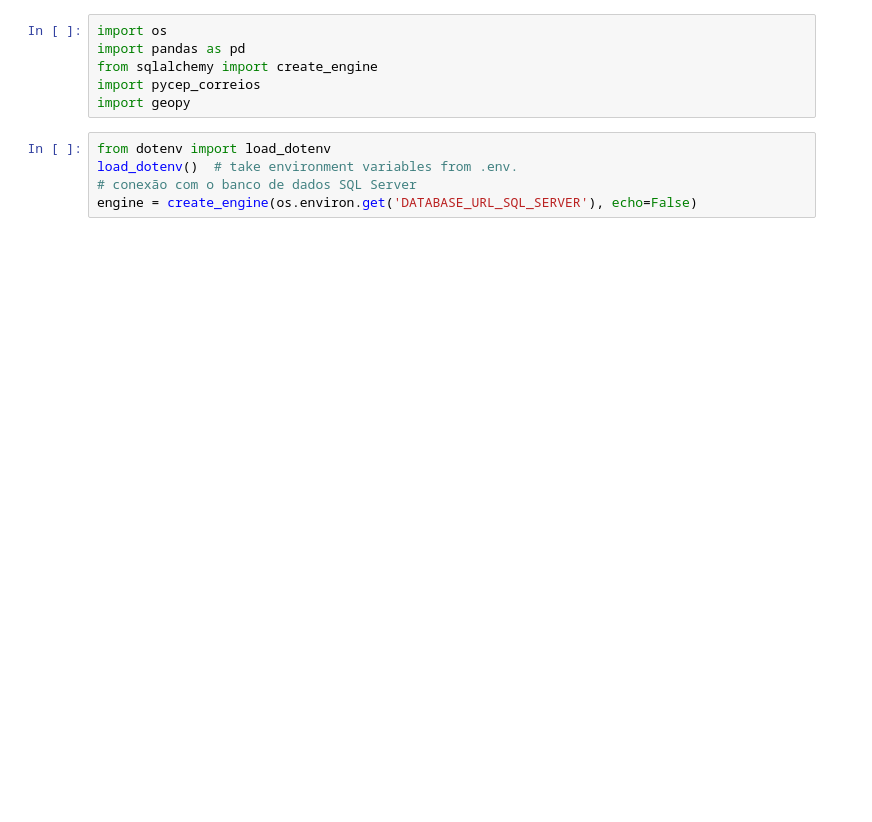
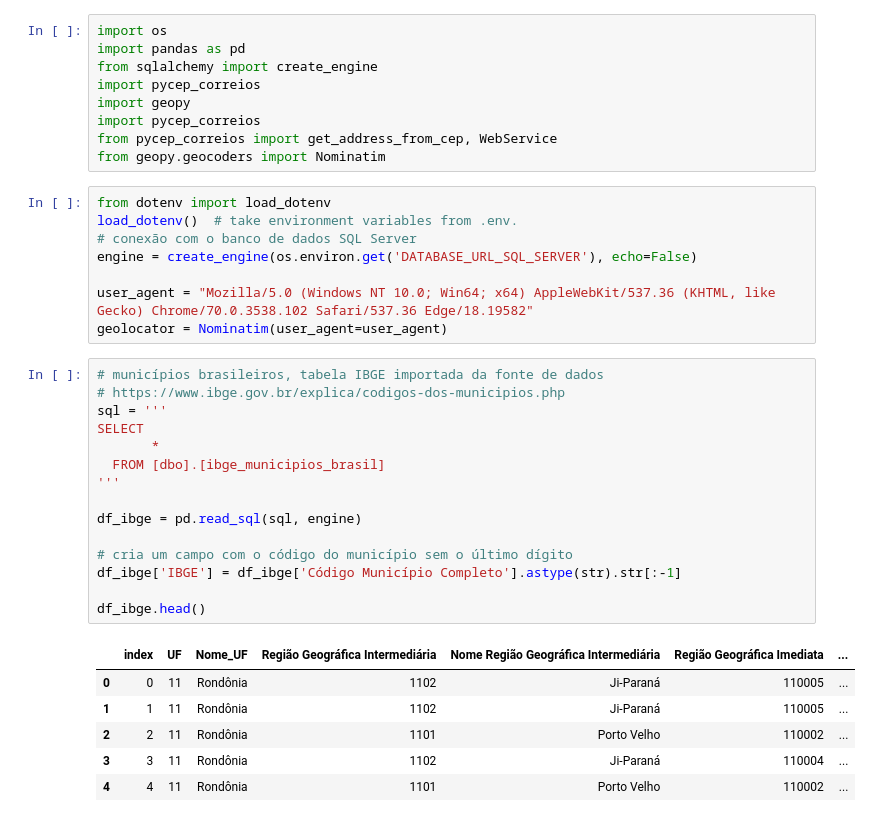
Before and after one commit to univesp-projeto-integrador-3/info_vacinas, a Jupyter notebook: notebooks/analise_dados_cep_sus.ipynb, the cells around one changed output. Drawn from its saved outputs; the diff is of its cells as text; blank space fills up the shorter version.

```diff
--- a/notebooks/analise_dados_cep_sus.ipynb
+++ b/notebooks/analise_dados_cep_sus.ipynb
@@ -4,8 +4,36 @@ import pandas as pd
 from sqlalchemy import create_engine
 import pycep_correios
 import geopy
+import pycep_correios
+from pycep_correios import get_address_from_cep, WebService
+from geopy.geocoders import Nominatim
 # %%
 from dotenv import load_dotenv
 load_dotenv()  # take environment variables from .env.
 # conexão com o banco de dados SQL Server
 engine = create_engine(os.environ.get('DATABASE_URL_SQL_SERVER'), echo=False)
+
+user_agent = "Mozilla/5.0 (Windows NT 10.0; Win64; x64) AppleWebKit/537.36 (KHTML, like Gecko) Chrome/70.0.3538.102 Safari/537.36 Edge/18.19582"
+geolocator = Nominatim(user_agent=user_agent)
+# %%
+# municípios brasileiros, tabela IBGE importada da fonte de dados
+# https://www.ibge.gov.br/explica/codigos-dos-municipios.php
+sql = '''
+SELECT
+       *
+  FROM [dbo].[ibge_municipios_brasil]
+'''
+
+df_ibge = pd.read_sql(sql, engine)
+
+# cria um campo com o código do município sem o último dígito
+df_ibge['IBGE'] = df_ibge['Código Município Completo'].astype(str).str[:-1]
+
+df_ibge.head()
+# %% [output]
+|  | index | UF | Nome_UF | Região Geográfica Intermediária | Nome Região Geográfica Intermediária | Região Geográfica Imediata | ... |
+| 0 | 0 | 11 | Rondônia | 1102 | Ji-Paraná | 110005 | ... |
+| 1 | 1 | 11 | Rondônia | 1102 | Ji-Paraná | 110005 | ... |
+| 2 | 2 | 11 | Rondônia | 1101 | Porto Velho | 110002 | ... |
+| 3 | 3 | 11 | Rondônia | 1102 | Ji-Paraná | 110004 | ... |
+| 4 | 4 | 11 | Rondônia | 1101 | Porto Velho | 110002 | ... |
```
Also changed, not shown: parts of 8 cells of this notebook.
